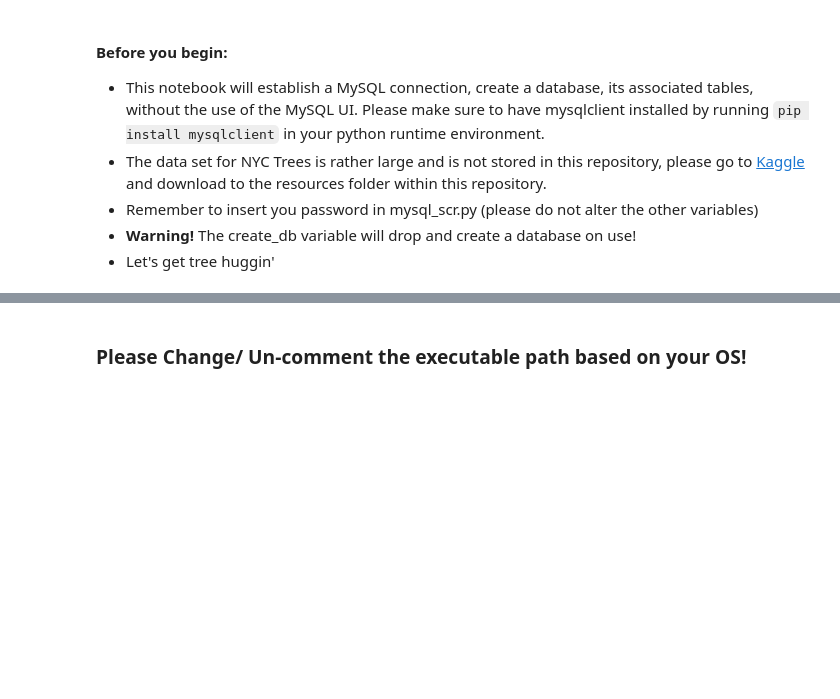
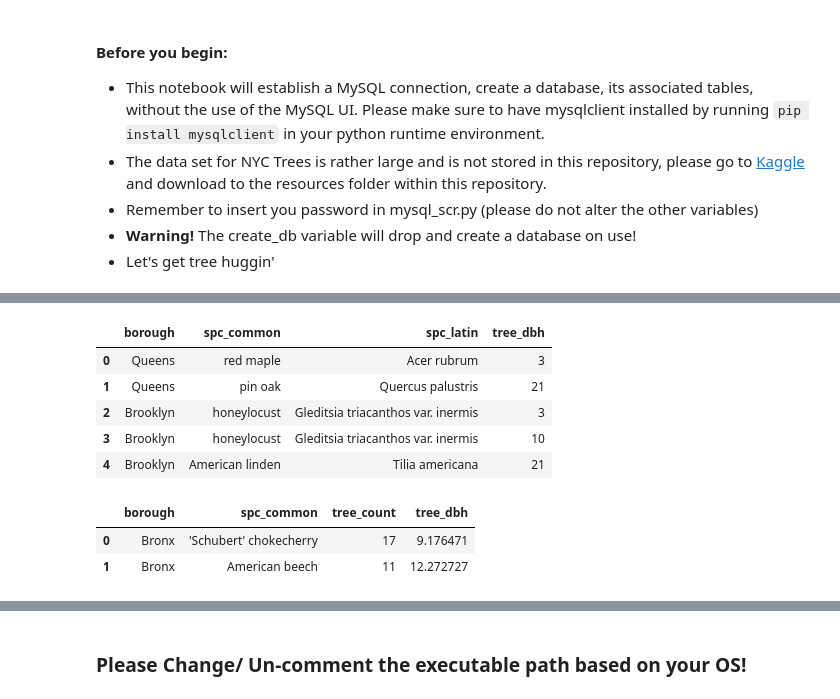
Before and after one commit to Vallito/ETL_Project, a Jupyter notebook: TreeHuggin.ipynb, the cells around one changed output, grey strips where cells are left out. Cells and saved outputs as stored; diff of their text form; code cells hidden in the pictures; blank space fills up the shorter version.

```diff
--- a/TreeHuggin.ipynb
+++ b/TreeHuggin.ipynb
@@ -49,22 +63,33 @@ tree_data.head()
 # %%
 #obtain desired columns
-tree_data = tree_data[['postcode','spc_common','spc_latin','tree_dbh']]
+tree_data = tree_data[['borough','spc_common','spc_latin','tree_dbh']]
 #clean data
 tree_data_drop = tree_data.dropna()
 tree_data_clean = tree_data_drop.drop_duplicates()
 
 tree_data_clean.head()
+# %% [output]
+|  | borough | spc_common | spc_latin | tree_dbh |
+| 0 | Queens | red maple | Acer rubrum | 3 |
+| 1 | Queens | pin oak | Quercus palustris | 21 |
+| 2 | Brooklyn | honeylocust | Gleditsia triacanthos var. inermis | 3 |
+| 3 | Brooklyn | honeylocust | Gleditsia triacanthos var. inermis | 10 |
+| 4 | Brooklyn | American linden | Tilia americana | 21 |
 # %%
 #obtain average tree diameter
-tree_info = tree_data_clean.groupby(['postcode','spc_common'])
+tree_info = tree_data_clean.groupby(['borough','spc_common'])
 tree_diam = pd.DataFrame(tree_info['tree_dbh'].mean())
 
 #obtain number of tree type in postcode
 
-tree_quantity = pd.DataFrame(tree_data_clean.groupby(['postcode','spc_common']).size())
+tree_quantity = pd.DataFrame(tree_data_clean.groupby(['borough','spc_common']).size())
 
 tree_summary = tree_quantity.join(tree_diam).reset_index()
 tree_summary = tree_summary.rename(columns={0:'tree_count'})
 tree_summary.head(2)
+# %% [output]
+|  | borough | spc_common | tree_count | tree_dbh |
+| 0 | Bronx | 'Schubert' chokecherry | 17 | 9.176471 |
+| 1 | Bronx | American beech | 11 | 12.272727 |
 # %%
 #rename columns to match database table
```
Also changed, not shown: parts of 13 cells of this notebook, 3 other files.
